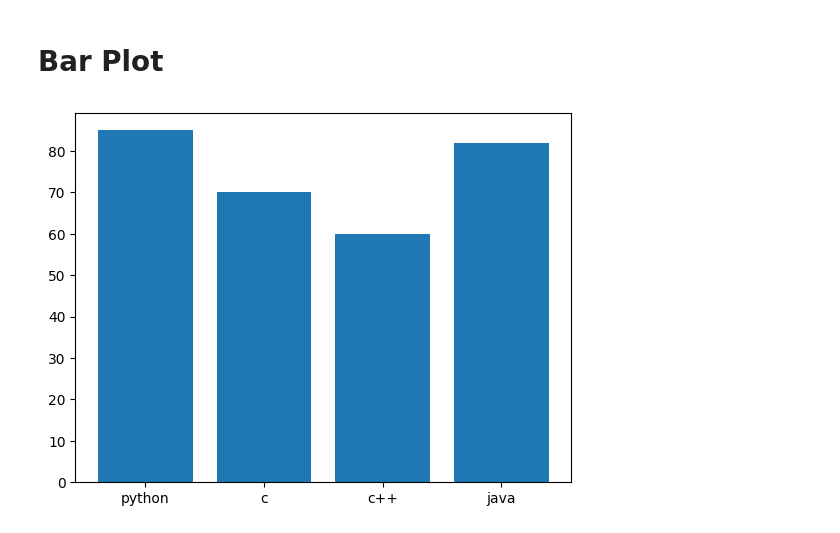
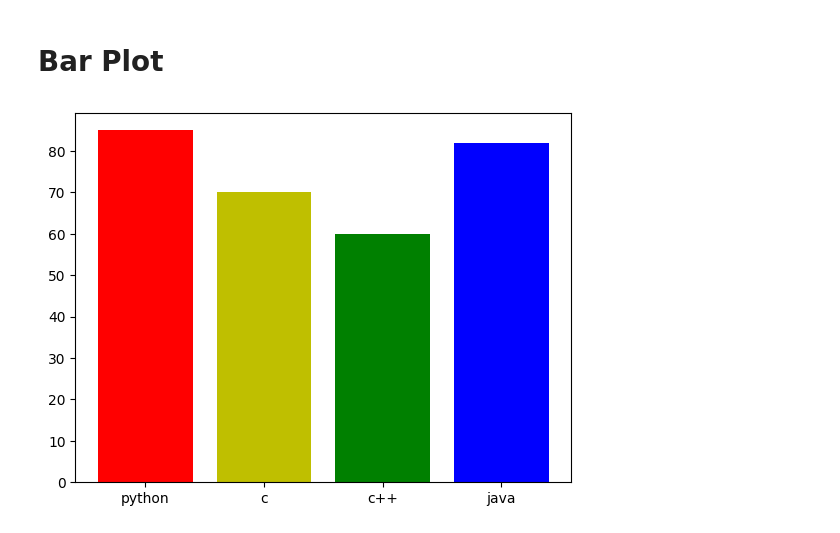
Before and after one commit to Amanmishra03/matplotlib, a Jupyter notebook: bar_plot_chart.ipynb, the cells around one changed output. Drawn from its saved outputs; the diff is of its cells as text; code cells hidden in the pictures.

Commit message:
bar plot

```diff
--- a/bar_plot_chart.ipynb
+++ b/bar_plot_chart.ipynb
@@ -5,7 +5,8 @@ import matplotlib.pyplot as plt
 # %%
 x = ["python", "c", "c++", "java"]
 y = [85, 70, 60, 82]
-plt.bar(x,y)
+c = ["r", "y", "g", "b"]
+plt.bar(x,y, color=c)
 plt.show()
 # %% [output]
-[figure, old version]
+[figure, new version]
```
Also changed, not shown: parts of 2 cells of this notebook.
